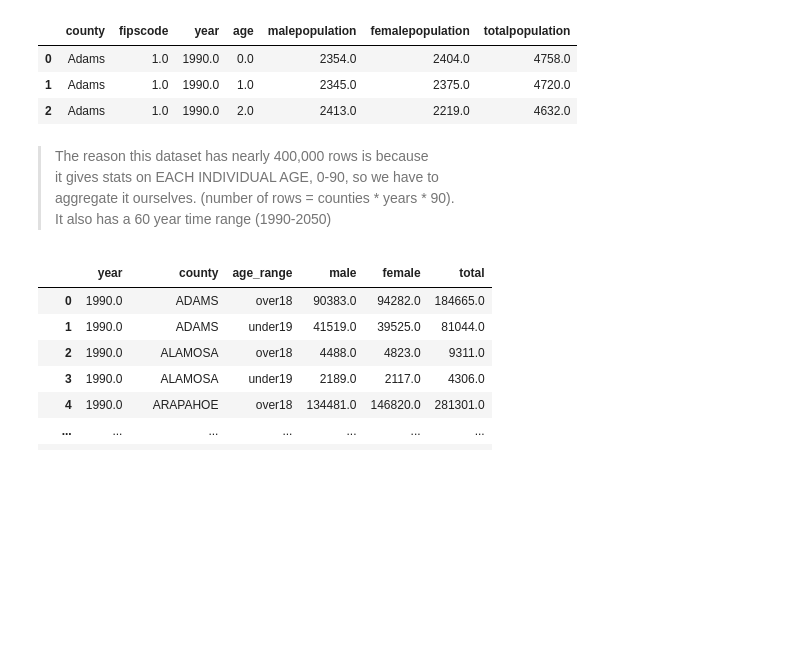
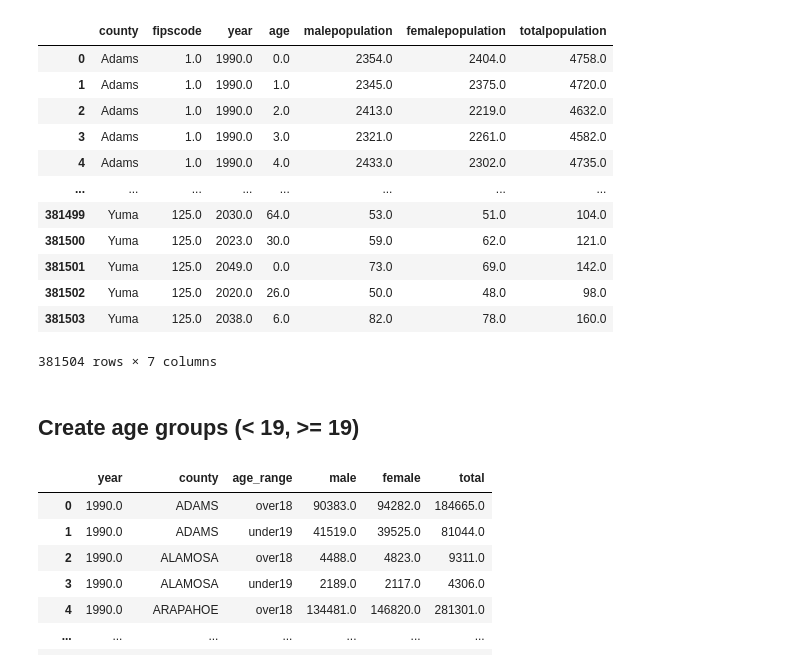
Before and after one commit to bia-capstone/crime, a Jupyter notebook: prepared_data/county_stats/county_population.ipynb, the cells around one changed output. Cells and saved outputs as stored; diff of their text form; code cells hidden in the pictures; blank space fills up the shorter version.

```diff
--- a/prepared_data/county_stats/county_population.ipynb
+++ b/prepared_data/county_stats/county_population.ipynb
@@ -1,14 +6,23 @@
 # %%
 import pandas as pd, numpy as np
 import crime as cr
-cr.load('county_population', full=True).head(3)
+cr.load('county_population', full=True)
 # %% [output]
 |  | county | fipscode | year | age | malepopulation | femalepopulation | totalpopulation |
 | 0 | Adams | 1.0 | 1990.0 | 0.0 | 2354.0 | 2404.0 | 4758.0 |
 | 1 | Adams | 1.0 | 1990.0 | 1.0 | 2345.0 | 2375.0 | 4720.0 |
 | 2 | Adams | 1.0 | 1990.0 | 2.0 | 2413.0 | 2219.0 | 4632.0 |
+| 3 | Adams | 1.0 | 1990.0 | 3.0 | 2321.0 | 2261.0 | 4582.0 |
+| 4 | Adams | 1.0 | 1990.0 | 4.0 | 2433.0 | 2302.0 | 4735.0 |
+| ... | ... | ... | ... | ... | ... | ... | ... |
+| 381499 | Yuma | 125.0 | 2030.0 | 64.0 | 53.0 | 51.0 | 104.0 |
+| 381500 | Yuma | 125.0 | 2023.0 | 30.0 | 59.0 | 62.0 | 121.0 |
+| 381501 | Yuma | 125.0 | 2049.0 | 0.0 | 73.0 | 69.0 | 142.0 |
+| 381502 | Yuma | 125.0 | 2020.0 | 26.0 | 50.0 | 48.0 | 98.0 |
+| 381503 | Yuma | 125.0 | 2038.0 | 6.0 | 82.0 | 78.0 | 160.0 |
+381504 rows × 7 columns
-# %% [markdown]
-> The reason this dataset has nearly 400,000 rows is because<br>it gives stats on EACH INDIVIDUAL AGE, 0-90, so we have to<br>aggregate it ourselves. (number of rows = counties * years * 90).<br>It also has a 60 year time range (1990-2050)
+# %% [markdown]
+## Create age groups (< 19, >= 19)
 # %%
 df = cr.df('county_population')
 df.county = df.county.str.upper()
```
Also changed, not shown: parts of 5 cells of this notebook, 11 other files.
